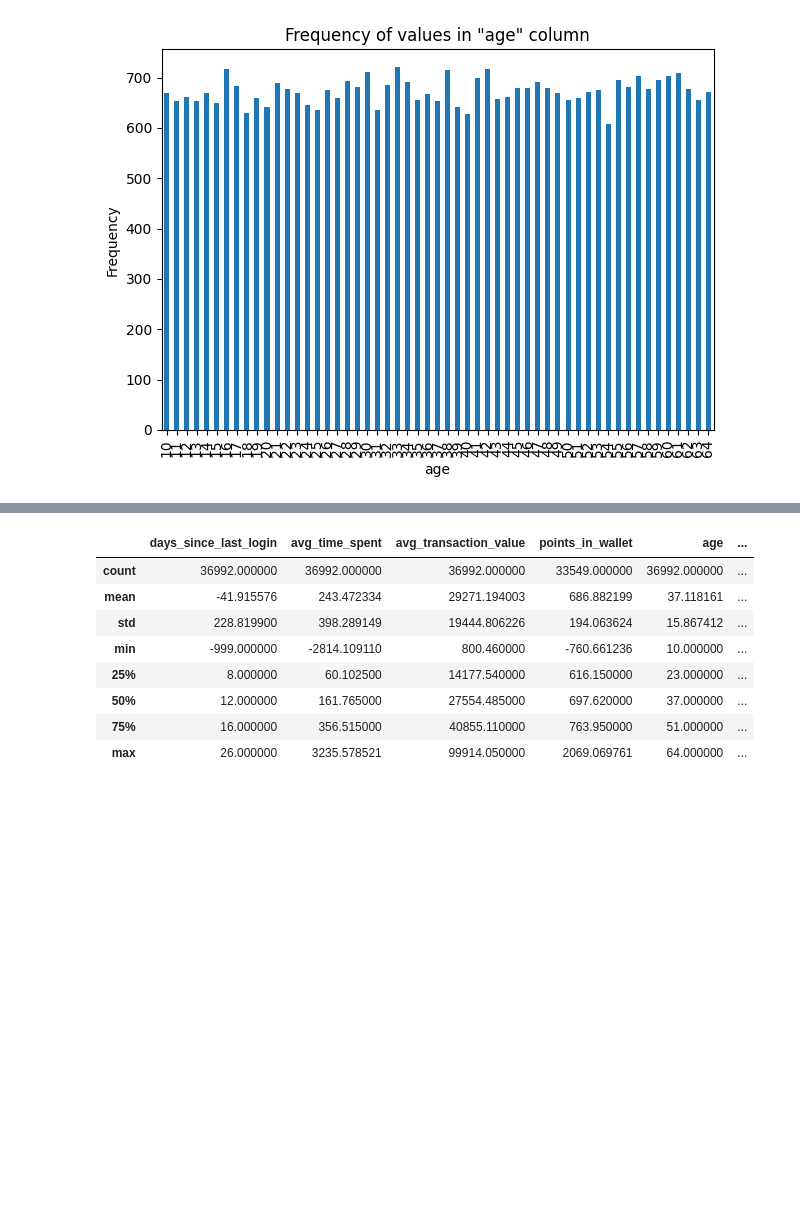
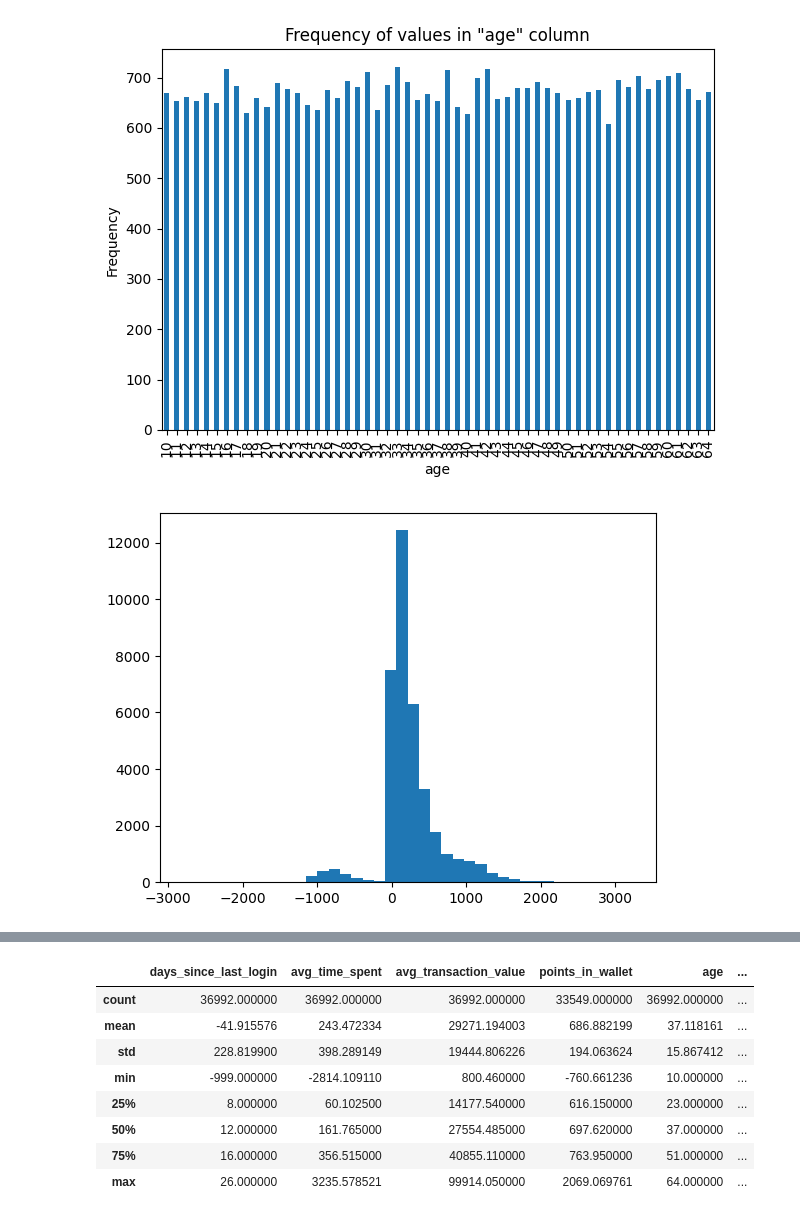
Before and after one commit to aviraljain99/customer-churn-analysis, a Jupyter notebook: dataset_eda.ipynb, the cells around one changed output, grey strips where cells are left out. Cells and saved outputs as stored; diff of their text form; code cells hidden in the pictures; blank space fills up the shorter version.

```diff
--- a/dataset_eda.ipynb
+++ b/dataset_eda.ipynb
@@ -153,4 +149,7 @@ plot_frequency("age", df)
 # %% [output]
 [figure]
 # %%
-plot_frequency("avg_time_spent", df)
+plt.hist(list(df["avg_time_spent"].values), bins=40)
+plt.show()
+# %% [output]
+[figure, added]
```
Also changed, not shown: parts of 31 cells of this notebook.
